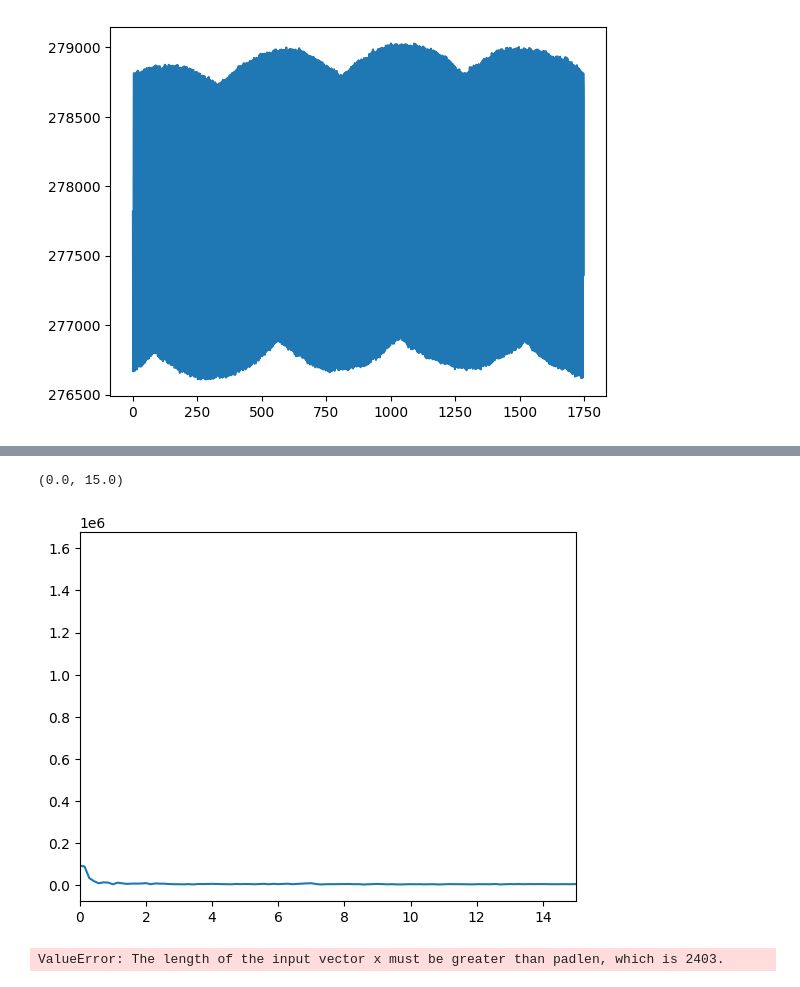
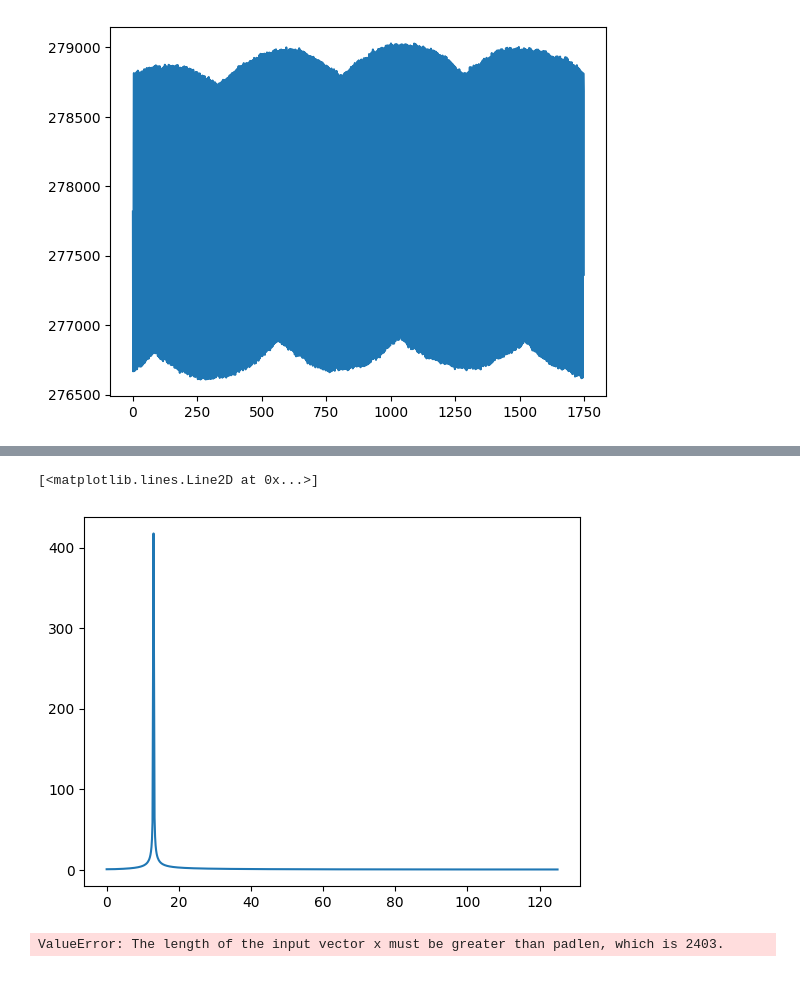
Before and after one commit to EEG-Data-Processing-MI-and-SSVEP/Online_Round, a Jupyter notebook: sublementary2.ipynb, the cells around one changed output, grey strips where cells are left out. Cells and saved outputs as stored; diff of their text form; code cells hidden in the pictures.

```diff
--- a/sublementary2.ipynb
+++ b/sublementary2.ipynb
@@ -55,0 +102,5 @@ Name: 2629, dtype: object
+# %%
+
+b, a = butter(4, [4, 6], btype='band', fs=50)
+filtered = filtfilt(b, a, x, method='pad',padlen=999)
+plt.plot(filtered)
@@ -55,0 +184,24 @@ Name: 2629, dtype: object
+# %%
+index = 2430  #((((2400 --> 4799)))) SSVEP   #2430 (battery drop peak drop) # 2448 (peak)
+fs =250
+
+# in case of stimulus extraction
+ten_trials_df, one_trial_df, row = get_data(index)
+data = one_trial_df['OZ']
+print(row['label'], FREQUENCIES)
+filtered = get_highpass_filtered(data, cutoff=0.5)
+filtered = get_iirnotch_filtered(filtered, notchfreq=50)
+data = get_iirnotch_filtered(filtered, notchfreq=100)
+
+fig, axes = plt.subplots(nrows=1, ncols=4, figsize=(10, 3))
+
+for i, label in enumerate(FREQUENCIES.keys()):
+    low = FREQUENCIES[label] - fs/len(data)
+    high = FREQUENCIES[label] + fs/len(data)
+
+    #d = get_filtered(data, low, high)
+    b, a = signal.iirpeak(FREQUENCIES[label]/125, Q)  # Same params as iirnotch
+    d = filtfilt(b,a, data, method='pad',padlen=1749)
+
+
+    axes[i].plot(d)
@@ -132,11 +303,14 @@ ax1.plot(noise)
 # %%
-freqs = np.fft.rfftfreq(len(eeg_subset), d=1/fs)
-fft_vals = np.abs(np.fft.rfft(df['OZ'].values - noise.values))
+import numpy as np
+def to_frequency(filtered):
+    freqs = np.fft.rfftfreq(len(filtered), d=1/fs)
+    fft_vals = np.abs(np.fft.rfft(filtered))
+    return freqs, fft_vals
+freqs, fft_vals = to_frequency(filtered)
 plt.plot(freqs, fft_vals)
-plt.xlim(0,15)
 # %% [output]
-(0.0, 15.0)
+[<matplotlib.lines.Line2D at 0x...>]
-[figure, old version]
+[figure, new version]
 # %%
 import numpy as np
 import matplotlib.pyplot as plt
```
Also changed, not shown: parts of 20 cells of this notebook, 10 other files.
